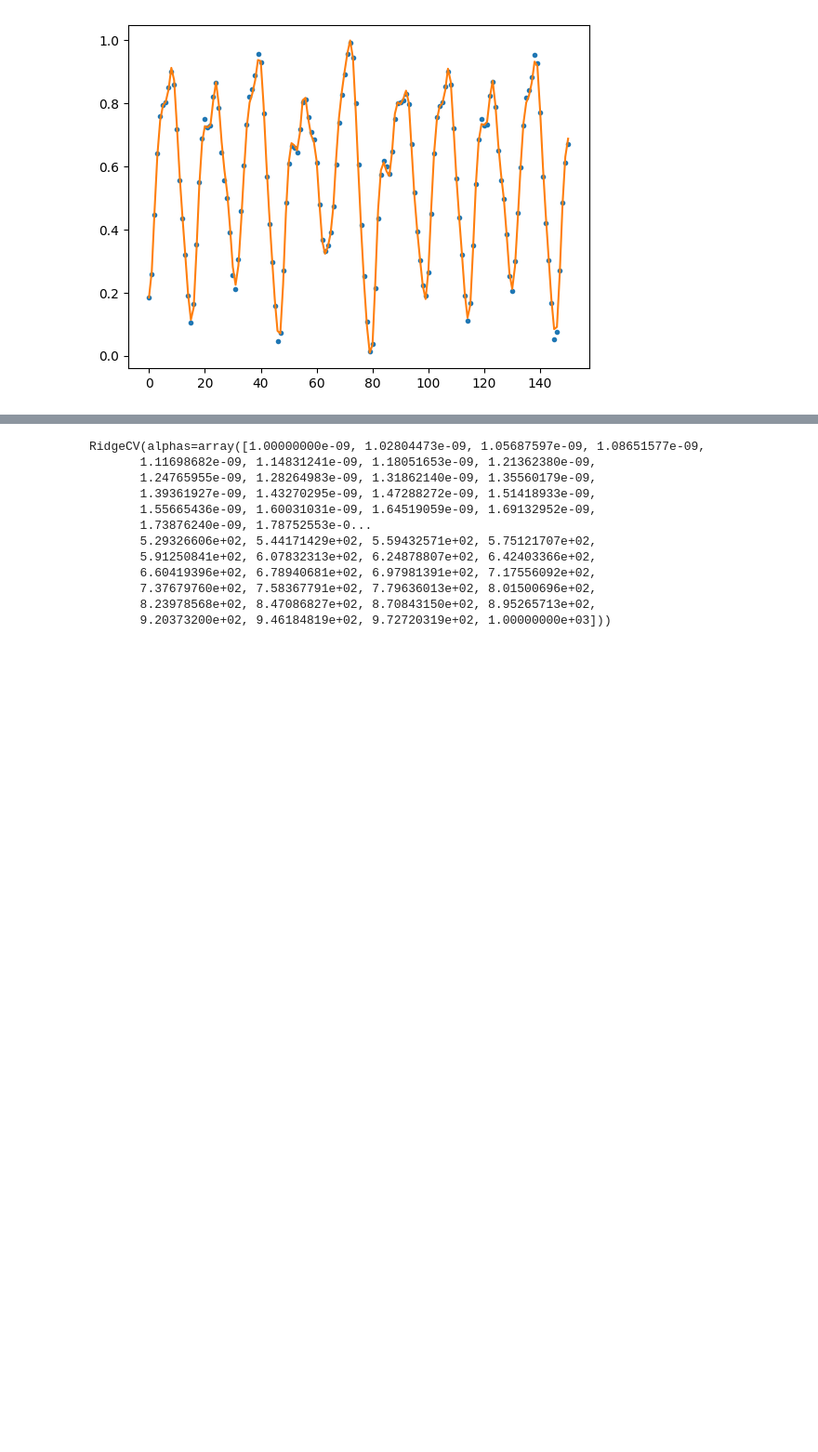
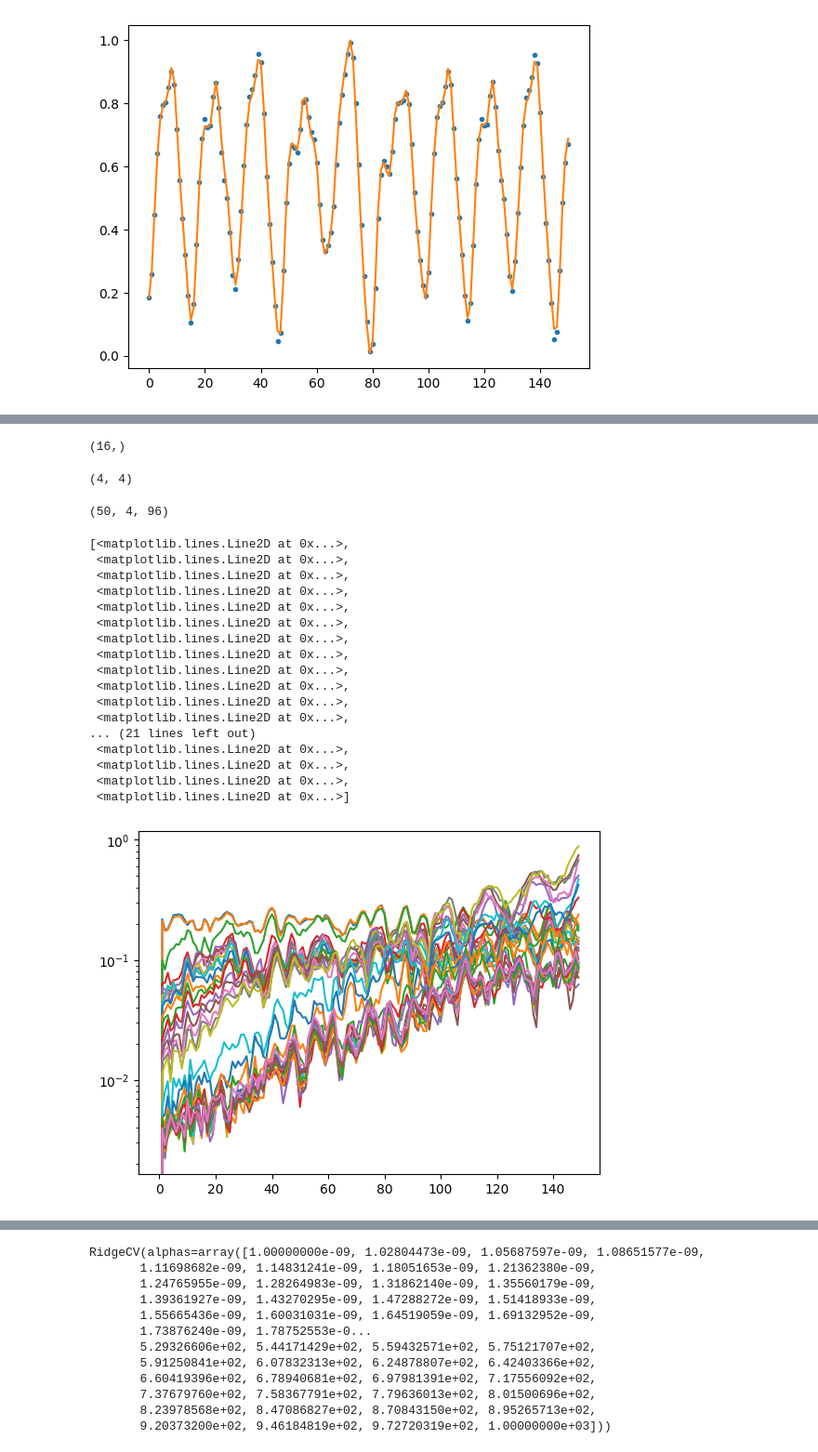
Before and after one commit to MarcoVetrano01/quantum_stuff, a Jupyter notebook: test.ipynb, the cells around one changed output, grey strips where cells are left out. Shown: that part at 93% size. Cells and saved outputs as stored; diff of their text form; code cells hidden in the pictures; blank space fills up the shorter version.

```diff
--- a/test.ipynb
+++ b/test.ipynb
@@ -304,0 +996,38 @@ FileNotFoundError: [Errno 2] No such file or directory: 'c:\\Users\\marco\\Deskt
+# %%
+import quantum_stuff as qso
+import numpy as np
+from scipy.sparse import csc_array
+length = 1300
+Nq = 5
+dt = 0.02
+X = qso.local_operators(qso.sigmax(), Nq)
+Z = qso.local_operators(qso.sigmaz(), Nq)
+sm = qso.sigmam()
+J = qso.random_coupling(1, Nq)
+np.save("../coupling.npy", J)
+sk = np.load("../Input_MG.npy")
+def jac(x):
+    J = np.load('../coupling.npy')
+    h = 6.0
+    g = 15.0
+    H0 = csc_array(np.sum(qso.interaction(X, J) + h*Z,0))
+    H1 = csc_array(h*np.sum(X,0))
+    cops = qso.local_operators(np.sqrt(g)*sm, Nq)
+    cops = [csc_array(c, dtype = complex) for c in cops]
+    superh = qso.Super_H(H0 + (x + 1) * H1)
+    superd = qso.Super_D(cops)
+    superop = superh + superd
+    return superop.toarray()
+h = 6.0
+g = 15.0
+H0 = csc_array(np.sum(qso.interaction(X, J) + h*Z,0))
+H1 = csc_array(h*np.sum(X,0))
+cops = qso.local_operators(np.sqrt(g)*sm, Nq)
+cops = [csc_array(c, dtype = complex) for c in cops]
+
+traj = np.zeros((length, 2**Nq, 2**Nq))
+rho = [qso.random_qubit(Nq, pure = True, dm = True) for i in range(1024)]
+traj = [qso.CD_evolution(sk, H1, H0 , cops, dt, length, rho[i]) for i in range(1024)]
+
+
+# find_lyapunov_exponents(length, traj, jac, Nq, tpts)
@@ -304,0 +1300,38 @@ FileNotFoundError: [Errno 2] No such file or directory: 'c:\\Users\\marco\\Deskt
+# %%
+np.clip
+# %% [output]
+(16,)
+# %%
+superd.shape
+# %% [output]
+(4, 4)
+# %%
+dist = np.sqrt(ytest - sk[2000:2150])
+# %%
+mse.shape
+# %% [output]
+(50, 4, 96)
+# %%
+dist = np.delete(dist, 42, axis=0)
+mse = np.delete(mse, 42, axis=0)
+# %%
+plt.semilogy(np.mean(dist,1).T)
+# %% [output]
+[<matplotlib.lines.Line2D at 0x...>,
+ <matplotlib.lines.Line2D at 0x...>,
+ <matplotlib.lines.Line2D at 0x...>,
+ <matplotlib.lines.Line2D at 0x...>,
+ <matplotlib.lines.Line2D at 0x...>,
+ <matplotlib.lines.Line2D at 0x...>,
+ <matplotlib.lines.Line2D at 0x...>,
+ <matplotlib.lines.Line2D at 0x...>,
+ <matplotlib.lines.Line2D at 0x...>,
+ <matplotlib.lines.Line2D at 0x...>,
+ <matplotlib.lines.Line2D at 0x...>,
+ <matplotlib.lines.Line2D at 0x...>,
+... (21 lines left out)
+ <matplotlib.lines.Line2D at 0x...>,
+ <matplotlib.lines.Line2D at 0x...>,
+ <matplotlib.lines.Line2D at 0x...>,
+ <matplotlib.lines.Line2D at 0x...>]
+[figure, added]
```
Also changed, not shown: parts of 67 cells of this notebook, 2 other files.
